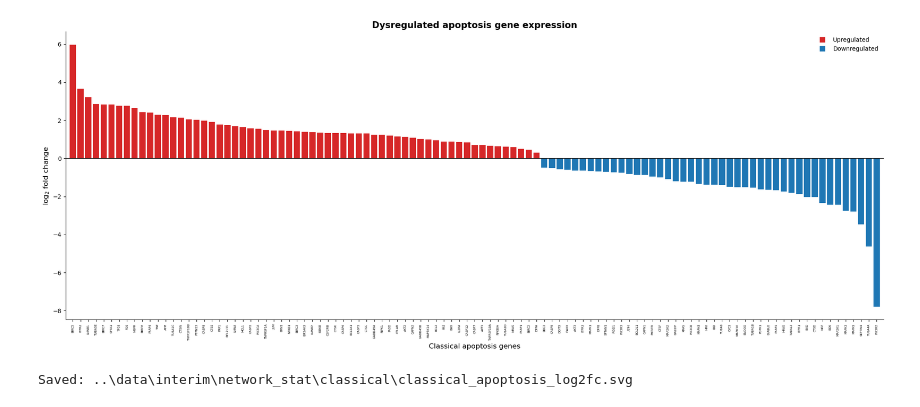
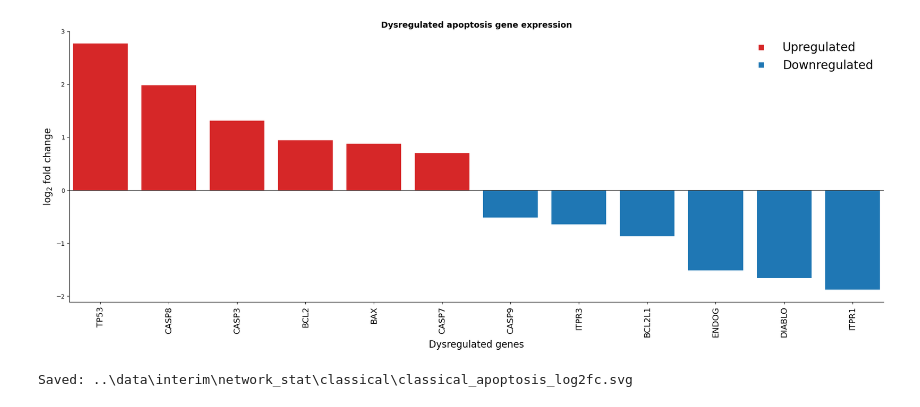
Before and after one commit to namtu06/BIO_RA, a Jupyter notebook: notebooks/thesis.ipynb, the cells around one changed output. Saved outputs shown, nothing was run; the diff lists cells and outputs as text; code cells hidden in the pictures.

```diff
--- a/notebooks/thesis.ipynb
+++ b/notebooks/thesis.ipynb
@@ -392,19 +408,33 @@ os.makedirs(outdir, exist_ok=True)
 # LOAD DATA
 # ============================================================
 
+neighbor_path = os.path.join(
+        "..",
+        "data",
+        "interim",
+        "network_stat",
+        "classical",
+        "classical_CYCS_neighbors_by_category.csv"
+    )
+
+neighbor_df = pd.read_csv(neighbor_path)
+apoptosis_row = neighbor_df.loc[
+        neighbor_df["Category"].eq("Apoptosis")
+    ].iloc[0]
+apoptosis_genes = [
+        gene.strip().upper()
+        for gene in str(apoptosis_row["Genes"]).split(",")
+        if gene.strip()
+    ]
+
 df = pd.read_csv(input_path, index_col=0)
-
-df.index = (
-    df.index
-    .astype(str)
-    .str.strip()
-    .str.upper()
-)
-
-df = df[["log2FC", "category"]].copy()
-df = df.dropna(subset=["log2FC"]).reset_index()
-
-df = df.rename(columns={"index": "gene"})
+df.index = df.index.astype(str).str.strip().str.upper()
+df = (
+        df.loc[df.index.isin(apoptosis_genes), ["log2FC"]]
+        .dropna(subset=["log2FC"])
+        .rename_axis("gene")
+        .reset_index()
+    )
 
 # Use sign to define color, regardless of significance class.
 df["color"] = df["log2FC"].apply(
@@ -445,48 +475,49 @@ label_fontsize = (
 
 ax.set_xticks(list(x))
 ax.set_xticklabels(
-    df["gene_name"],
+        df["gene"],
     rotation=90,
-    fontsize=label_fontsize,
+    fontsize=14,
     ha="center",
     va="top"
 )
 ax.tick_params(axis="x", pad=4)
 ax.margins(x=0.005)
 
-ax.set_ylabel("log$_2$ fold change", fontsize=12)
-ax.set_xlabel("Classical apoptosis genes", fontsize=12)
+ax.set_ylabel("log$_2$ fold change", fontsize=16)
+ax.set_xlabel("Dysregulated genes", fontsize=16)
 ax.set_title(
     "Dysregulated apoptosis gene expression",
-    fontsize=15,
+    fontsize=14,
     fontweight="bold"
 )
 
 ax.spines["top"].set_visible(False)
 ax.spines["right"].set_visible(False)
 
 # Legend to make the red/blue split explicit.
 legend_handles = [
     plt.Line2D([0], [0], marker="s", color="w", markerfacecolor="#d62728", markersize=10, label="Upregulated"),
     plt.Line2D([0], [0], marker="s", color="w", markerfacecolor="#1f77b4", markersize=10, label="Downregulated")
 ]
 ax.legend(
     handles=legend_handles,
     frameon=False,
-    loc="upper right"
+    loc="upper right",
+    fontsize =20
 )
 
 fig.subplots_adjust(bottom=0.35, top=0.90)
 plt.tight_layout()
 
 outfile = os.path.join(
     outdir,
     "classical_apoptosis_log2fc.svg"
 )
-plt.savefig(outfile, format="svg", bbox_inches="tight")
+plt.savefig("../../bsc-thesis/images/results/classical_apoptosis_log2fc.svg", format="svg", bbox_inches="tight")
 plt.show()
 
 print(f"Saved: {outfile}")
 # %% [output]
-[figure, old version]
+[figure, new version]
 Saved: ..\data\interim\network_stat\classical\classical_apoptosis_log2fc.svg
```
Also changed, not shown: parts of 4 cells of this notebook, 1 other file.
